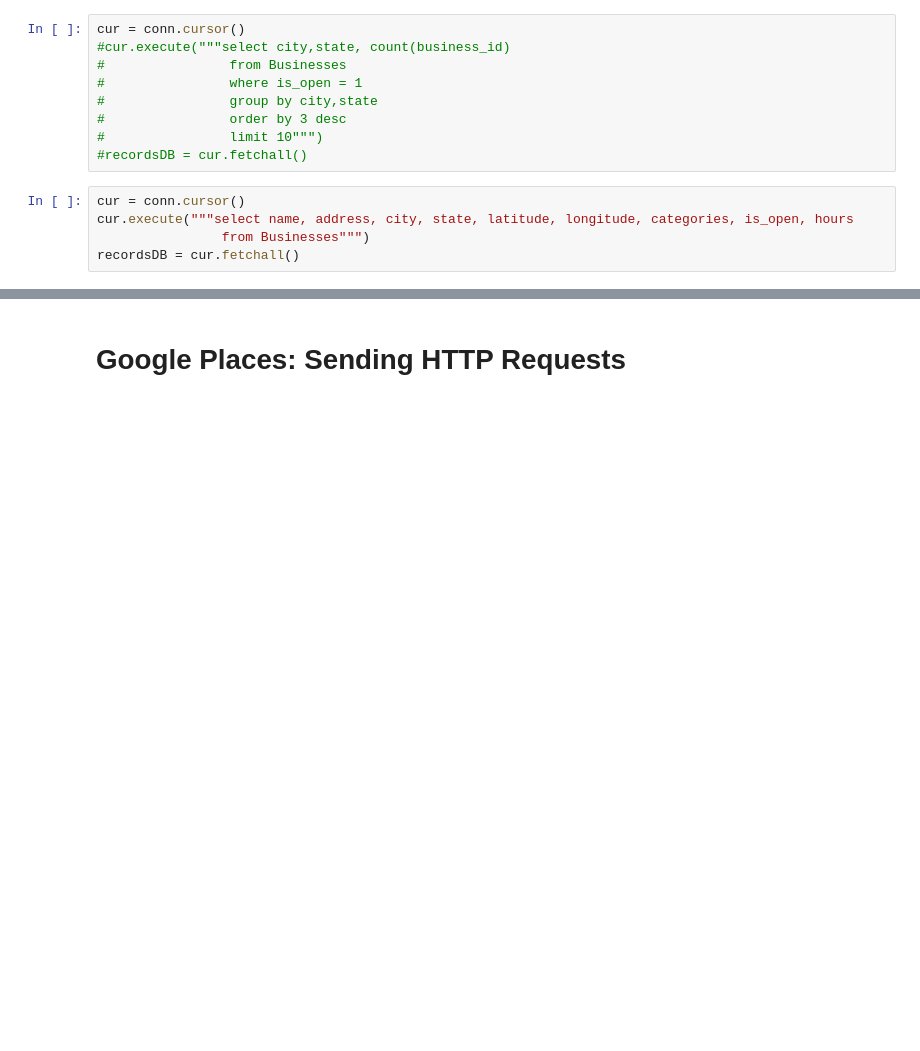
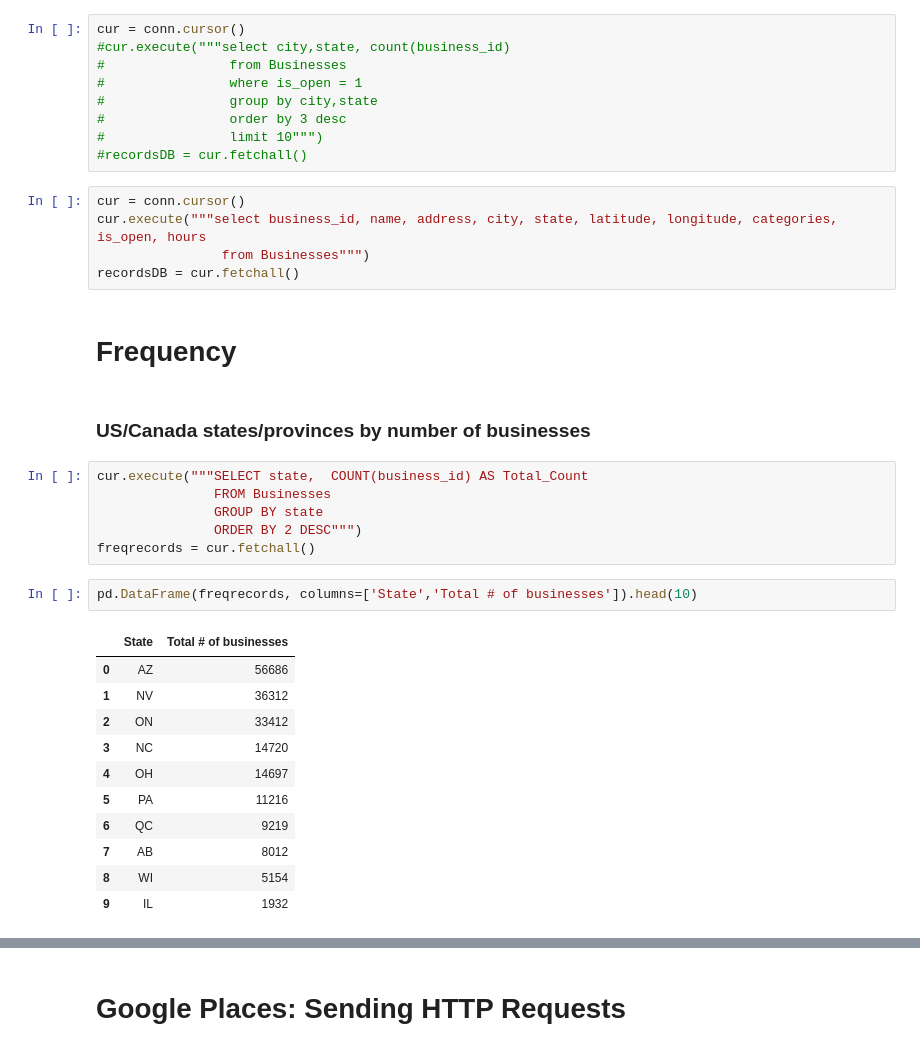
Before and after one commit to Kemovizor/data_analytics01, a Jupyter notebook: Data Analytics 001.ipynb, the cells around one changed output, grey strips where cells are left out. Saved outputs shown, nothing was run; the diff lists cells and outputs as text; blank space fills up the shorter version.

```diff
--- a/Data Analytics 001.ipynb
+++ b/Data Analytics 001.ipynb
@@ -699,6 +698,30 @@ cur = conn.cursor()
 #recordsDB = cur.fetchall()
 # %%
 cur = conn.cursor()
-cur.execute("""select name, address, city, state, latitude, longitude, categories, is_open, hours
+cur.execute("""select business_id, name, address, city, state, latitude, longitude, categories, is_open, hours
                 from Businesses""")
 recordsDB = cur.fetchall()
+# %% [markdown]
+# Frequency
+# %% [markdown]
+### US/Canada states/provinces by number of businesses
+# %%
+cur.execute("""SELECT state,  COUNT(business_id) AS Total_Count
+               FROM Businesses
+               GROUP BY state
+               ORDER BY 2 DESC""")
+freqrecords = cur.fetchall()
+# %%
+pd.DataFrame(freqrecords, columns=['State','Total # of businesses']).head(10)
+# %% [output]
+|  | State | Total # of businesses |
+| 0 | AZ | 56686 |
+| 1 | NV | 36312 |
+| 2 | ON | 33412 |
+| 3 | NC | 14720 |
+| 4 | OH | 14697 |
+| 5 | PA | 11216 |
+| 6 | QC | 9219 |
+| 7 | AB | 8012 |
+| 8 | WI | 5154 |
+| 9 | IL | 1932 |
```
Also changed, not shown: parts of 27 cells of this notebook, 1 other file.
